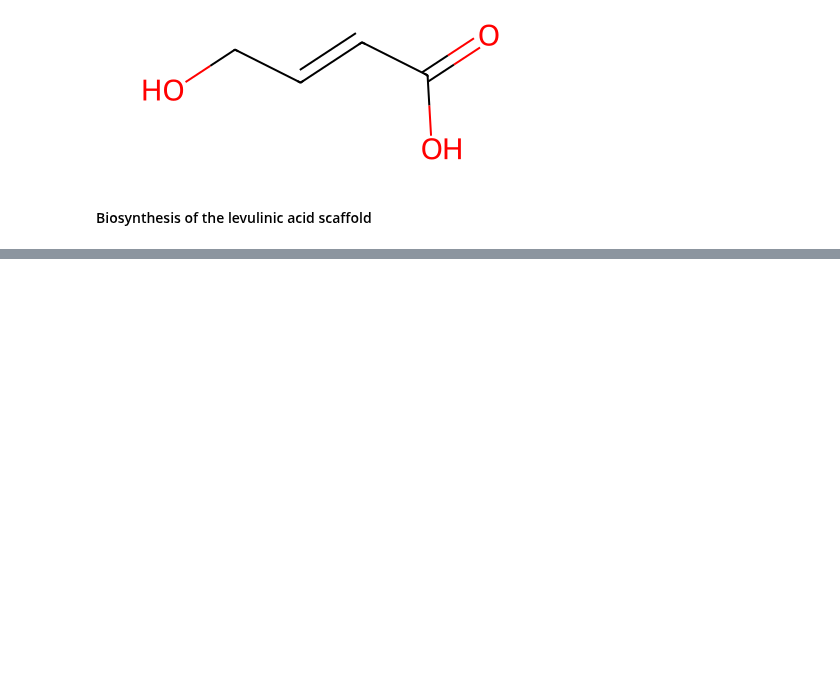
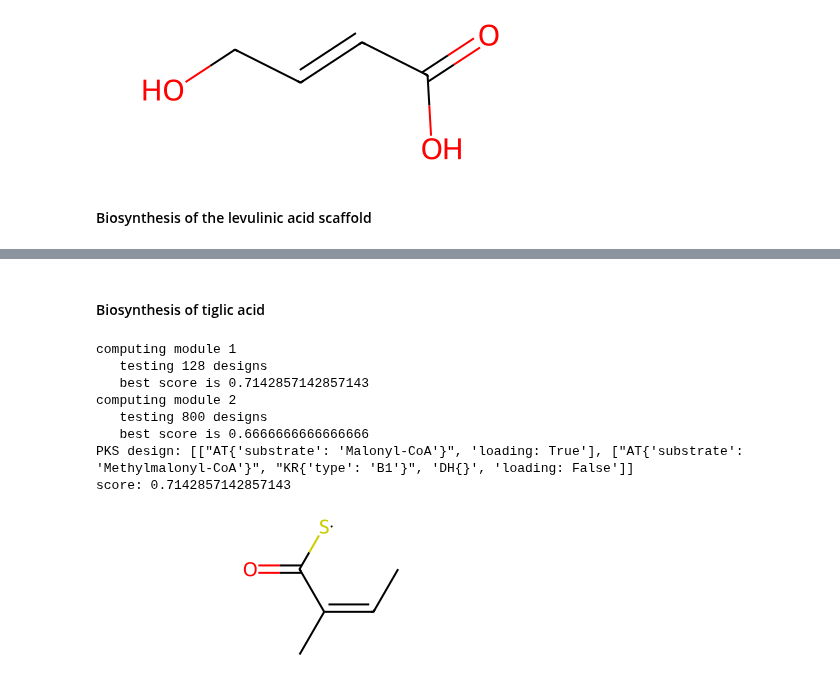
Before and after one commit to yashchainani21/RetroTideV2, a Jupyter notebook: notebooks/nb_05_RetroTide_aliphatic_targets.ipynb, the cells around one changed output, grey strips where cells are left out. Drawn from its saved outputs; the diff is of its cells as text; code cells hidden in the pictures; blank space fills up the shorter version.

```diff
--- a/notebooks/nb_05_RetroTide_aliphatic_targets.ipynb
+++ b/notebooks/nb_05_RetroTide_aliphatic_targets.ipynb
@@ -177,0 +206,23 @@ _pks_release_reaction(pks_release_mechanism = 'thiolysis', bound_product_mol = b
+# %% [markdown]
+#### Biosynthesis of tiglic acid
+# %%
+tiglic_acid_smiles = "C/C=C(C(O)=O)\C"
+tiglic_acid_mol = Chem.MolFromSmiles(tiglic_acid_smiles)
+
+designs = retrotide.designPKS(targetMol = tiglic_acid_mol,
+                              similarity = 'mcs_without_stereo')
+
+print('PKS design: ' + repr(designs[-1][0][0].modules))
+print('score: ' + str(designs[-1][0][1]))
+bound_top_PKS_product = designs[-1][0][0].computeProduct(structureDB)
+bound_top_PKS_product
+# %% [output]
+computing module 1
+   testing 128 designs
+   best score is 0.7142857142857143
+computing module 2
+   testing 800 designs
+   best score is 0.6666666666666666
+PKS design: [["AT{'substrate': 'Malonyl-CoA'}", 'loading: True'], ["AT{'substrate': 'Methylmalonyl-CoA'}", "KR{'type': 'B1'}", 'DH{}', 'loading: False']]
+score: 0.7142857142857143
+[figure, added]
```
Also changed, not shown: parts of 9 cells of this notebook.
